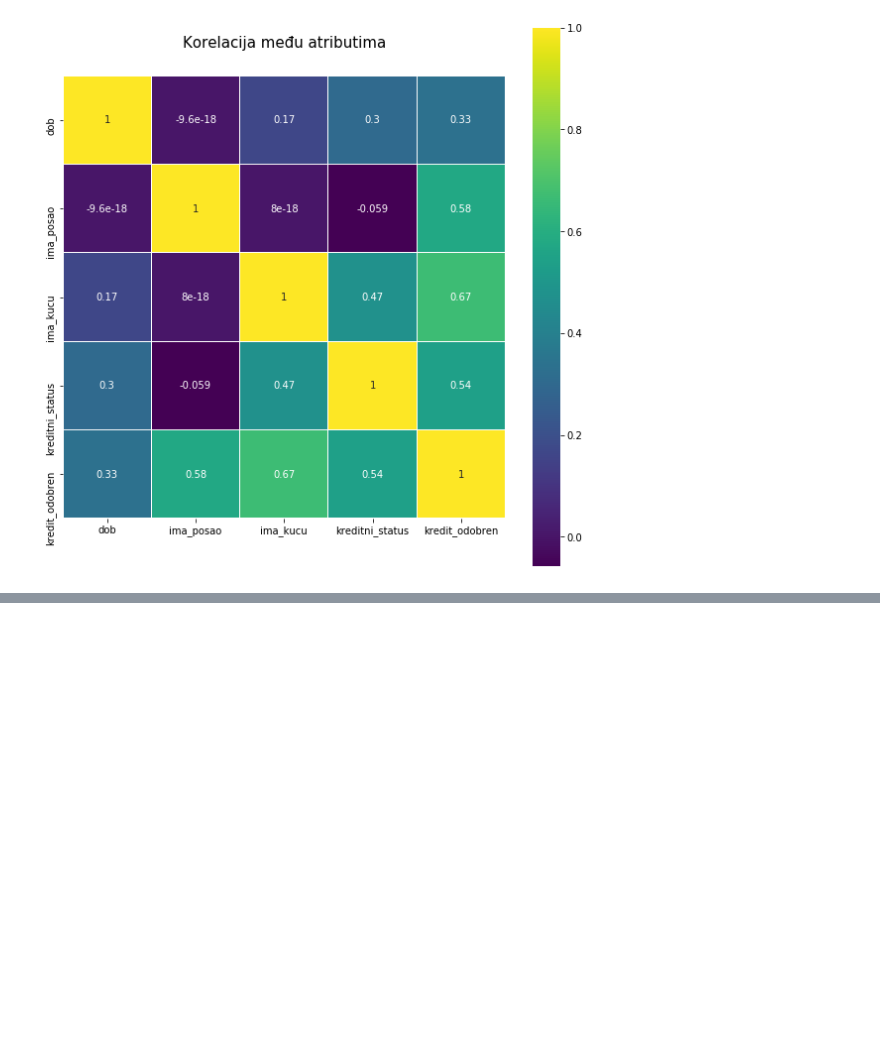
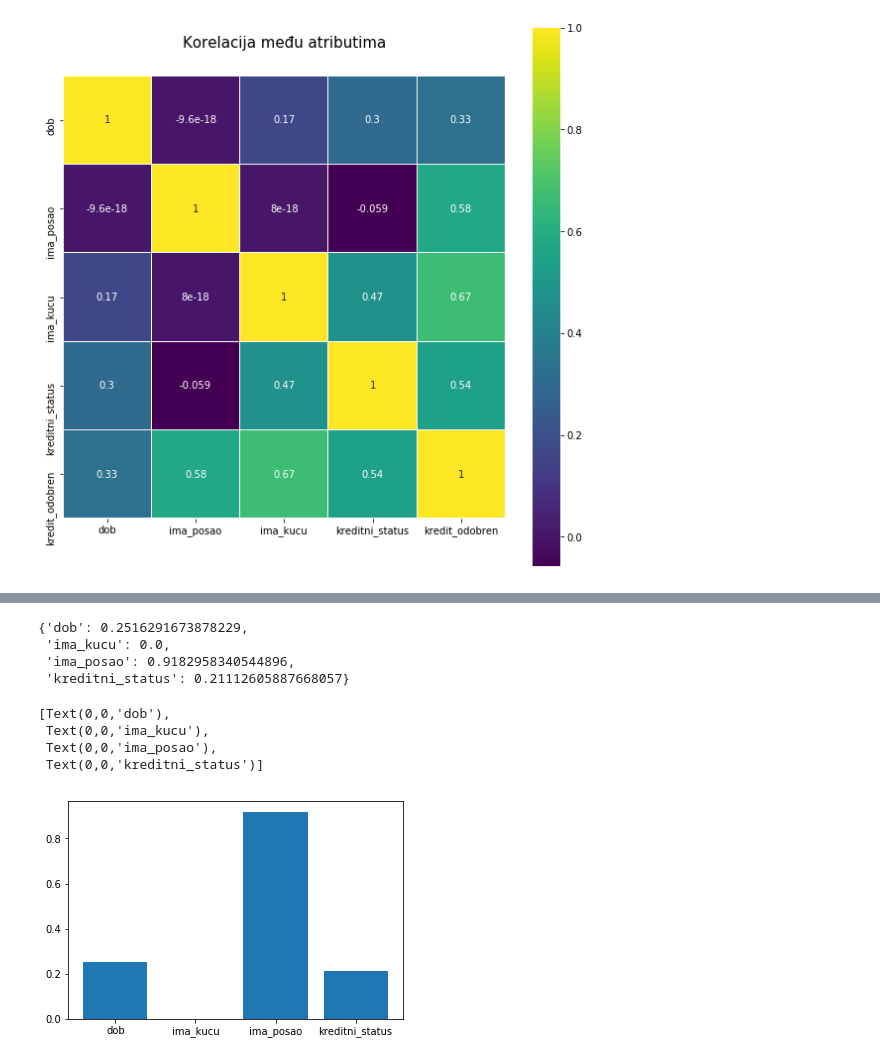
Before and after one commit to tsmetko/Matematicki-softver, a Jupyter notebook: stablo.ipynb, the cells around one changed output, grey strips where cells are left out. Cells and saved outputs as stored; diff of their text form; code cells hidden in the pictures; blank space fills up the shorter version.

```diff
--- a/stablo.ipynb
+++ b/stablo.ipynb
@@ -156,0 +184,2 @@ sb.heatmap(df.astype(float).corr(),linewidths=0.1,vmax=1.0, square=True, cmap=co
+# %%
+df_work = df_work.loc[df_work['ima_kucu'] == 'ne']
@@ -156,0 +199,19 @@ sb.heatmap(df.astype(float).corr(),linewidths=0.1,vmax=1.0, square=True, cmap=co
+# %%
+inf_gain_2 = {x: information_gain(df_work, x, 'kredit_odobren') for x in ['dob', 'ima_kucu', 'ima_posao', 'kreditni_status']}
+inf_gain_2
+# %% [output]
+{'dob': 0.2516291673878229,
+ 'ima_kucu': 0.0,
+ 'ima_posao': 0.9182958340544896,
+ 'kreditni_status': 0.21112605887668057}
+# %%
+fig2, ax2 = plt.subplots()
+ax2.bar(range(len(inf_gain_2)), list(inf_gain_2.values()), align='center')
+ax2.set_xticks(range(len(inf_gain_2)))
+ax2.set_xticklabels(list(inf_gain_2.keys()))
+# %% [output]
+[Text(0,0,'dob'),
+ Text(0,0,'ima_kucu'),
+ Text(0,0,'ima_posao'),
+ Text(0,0,'kreditni_status')]
+[figure, added]
```
Also changed, not shown: parts of 8 cells of this notebook.
